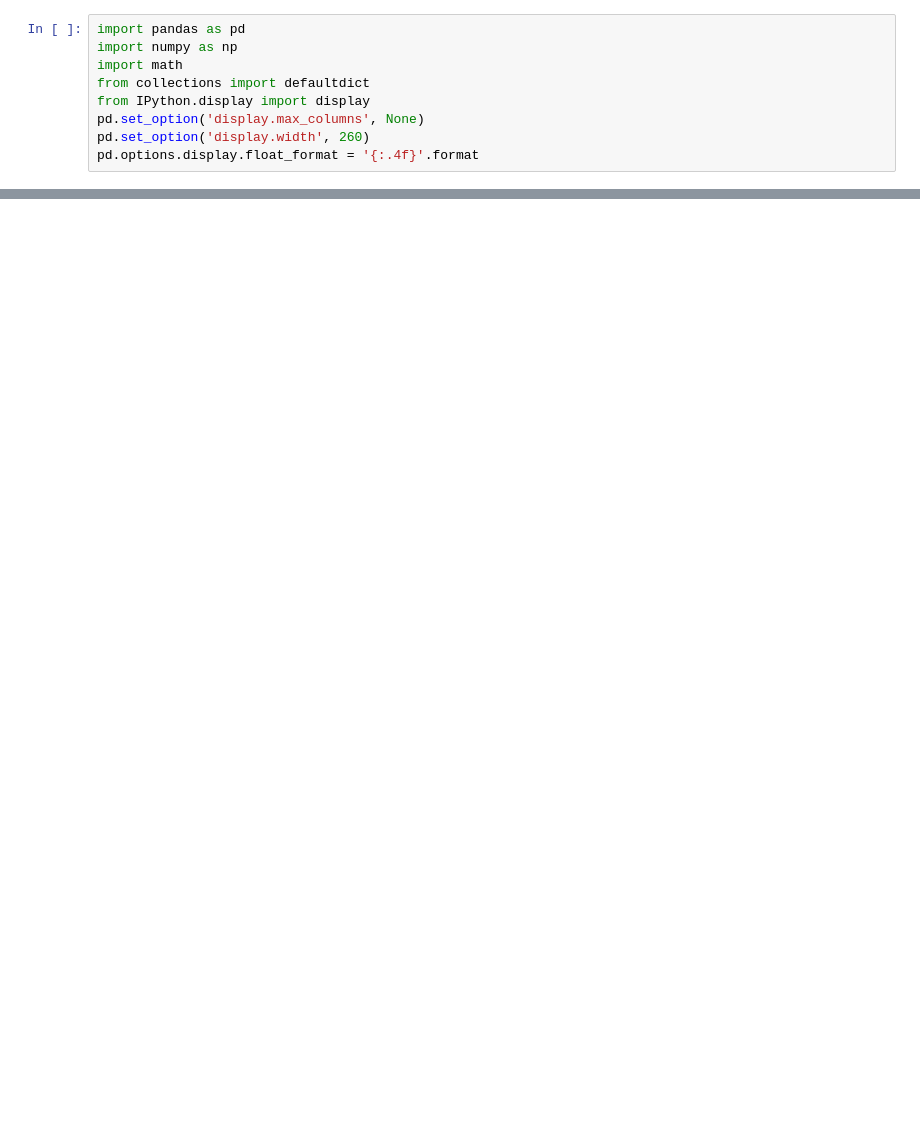
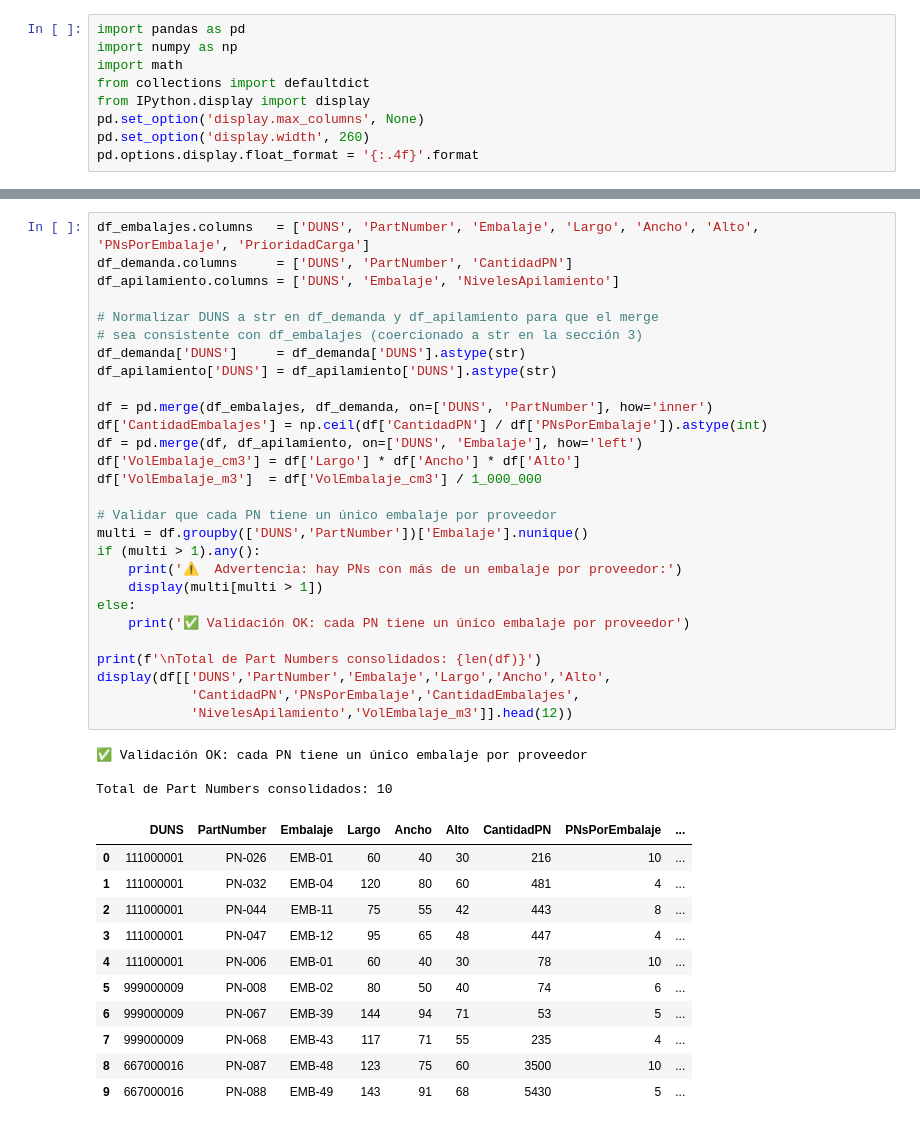
Before and after one commit to fer-vasco/Optimizaci-n-de-cargas, a Jupyter notebook: optimizacion_carga_camiones_v_productiva.ipynb, the cells around one changed output, grey strips where cells are left out. Saved outputs shown, nothing was run; the diff lists cells and outputs as text; blank space fills up the shorter version.

```diff
--- a/optimizacion_carga_camiones_v_productiva.ipynb
+++ b/optimizacion_carga_camiones_v_productiva.ipynb
@@ -1151,0 +455,43 @@ print(f'   Hoja 11 — tabla_proveedores_input: {len(df_proveedores)} filas')
+# %%
+df_embalajes.columns   = ['DUNS', 'PartNumber', 'Embalaje', 'Largo', 'Ancho', 'Alto', 'PNsPorEmbalaje', 'PrioridadCarga']
+df_demanda.columns     = ['DUNS', 'PartNumber', 'CantidadPN']
+df_apilamiento.columns = ['DUNS', 'Embalaje', 'NivelesApilamiento']
+
+# Normalizar DUNS a str en df_demanda y df_apilamiento para que el merge
+# sea consistente con df_embalajes (coercionado a str en la sección 3)
+df_demanda['DUNS']     = df_demanda['DUNS'].astype(str)
+df_apilamiento['DUNS'] = df_apilamiento['DUNS'].astype(str)
+
+df = pd.merge(df_embalajes, df_demanda, on=['DUNS', 'PartNumber'], how='inner')
+df['CantidadEmbalajes'] = np.ceil(df['CantidadPN'] / df['PNsPorEmbalaje']).astype(int)
+df = pd.merge(df, df_apilamiento, on=['DUNS', 'Embalaje'], how='left')
+df['VolEmbalaje_cm3'] = df['Largo'] * df['Ancho'] * df['Alto']
+df['VolEmbalaje_m3']  = df['VolEmbalaje_cm3'] / 1_000_000
+
+# Validar que cada PN tiene un único embalaje por proveedor
+multi = df.groupby(['DUNS','PartNumber'])['Embalaje'].nunique()
+if (multi > 1).any():
+    print('⚠️  Advertencia: hay PNs con más de un embalaje por proveedor:')
+    display(multi[multi > 1])
+else:
+    print('✅ Validación OK: cada PN tiene un único embalaje por proveedor')
+
+print(f'\nTotal de Part Numbers consolidados: {len(df)}')
+display(df[['DUNS','PartNumber','Embalaje','Largo','Ancho','Alto',
+            'CantidadPN','PNsPorEmbalaje','CantidadEmbalajes',
+            'NivelesApilamiento','VolEmbalaje_m3']].head(12))
+# %% [output]
+✅ Validación OK: cada PN tiene un único embalaje por proveedor
+
+Total de Part Numbers consolidados: 10
+|  | DUNS | PartNumber | Embalaje | Largo | Ancho | Alto | CantidadPN | PNsPorEmbalaje | ... |
+| 0 | 111000001 | PN-026 | EMB-01 | 60 | 40 | 30 | 216 | 10 | ... |
+| 1 | 111000001 | PN-032 | EMB-04 | 120 | 80 | 60 | 481 | 4 | ... |
+| 2 | 111000001 | PN-044 | EMB-11 | 75 | 55 | 42 | 443 | 8 | ... |
+| 3 | 111000001 | PN-047 | EMB-12 | 95 | 65 | 48 | 447 | 4 | ... |
+| 4 | 111000001 | PN-006 | EMB-01 | 60 | 40 | 30 | 78 | 10 | ... |
+| 5 | 999000009 | PN-008 | EMB-02 | 80 | 50 | 40 | 74 | 6 | ... |
+| 6 | 999000009 | PN-067 | EMB-39 | 144 | 94 | 71 | 53 | 5 | ... |
+| 7 | 999000009 | PN-068 | EMB-43 | 117 | 71 | 55 | 235 | 4 | ... |
+| 8 | 667000016 | PN-087 | EMB-48 | 123 | 75 | 60 | 3500 | 10 | ... |
+| 9 | 667000016 | PN-088 | EMB-49 | 143 | 91 | 68 | 5430 | 5 | ... |
```
Also changed, not shown: parts of 52 cells of this notebook, 7 other files.
